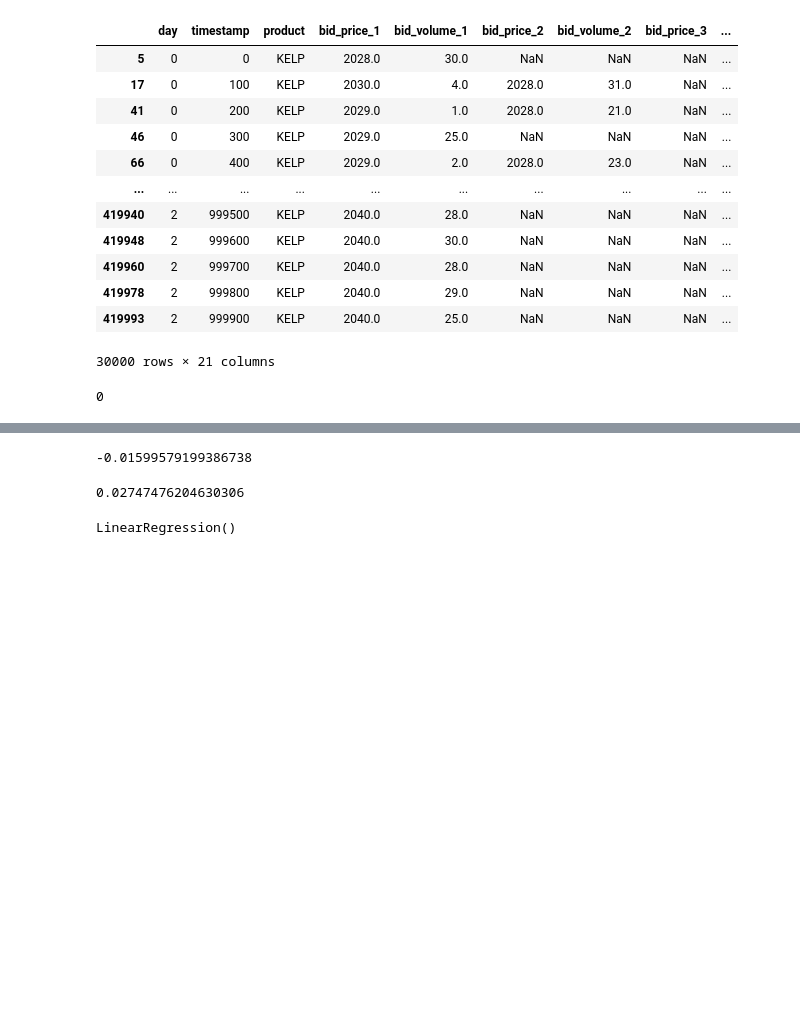
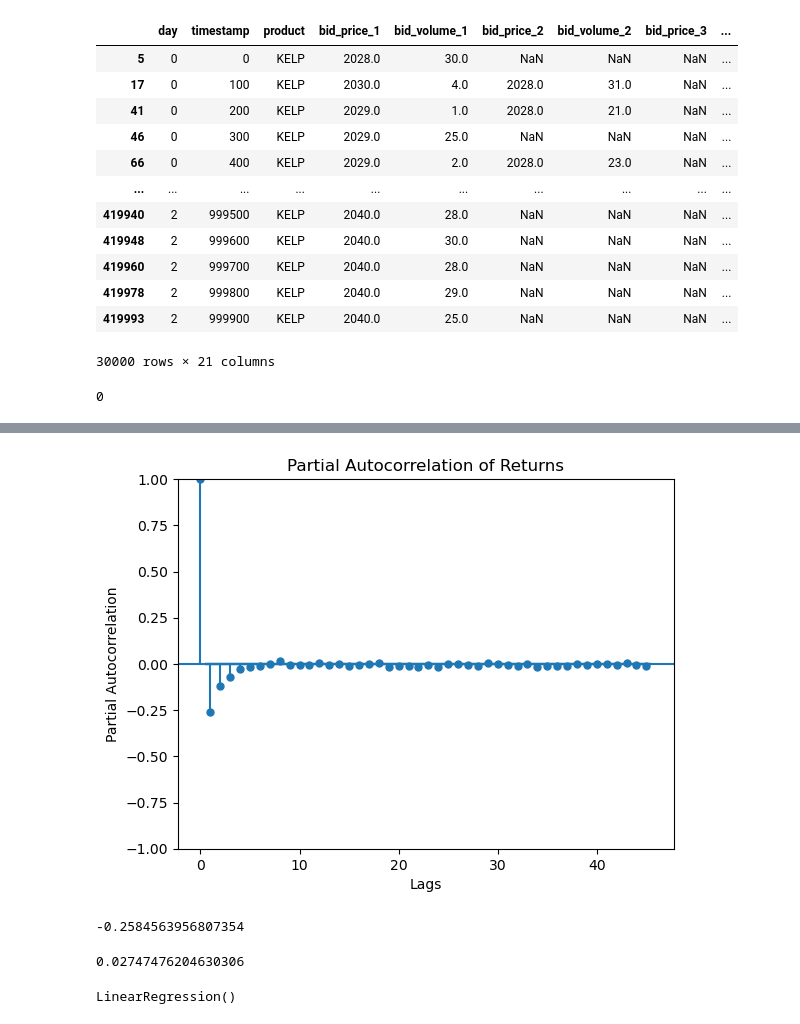
Before and after one commit to Edwin-yin/imc-prosperity-2, a Jupyter notebook: round3_new/kelp-research.ipynb, the cells around one changed output, grey strips where cells are left out. Drawn from its saved outputs; the diff is of its cells as text; code cells hidden in the pictures; blank space fills up the shorter version.

```diff
--- a/round3_new/kelp-research.ipynb
+++ b/round3_new/kelp-research.ipynb
@@ -65,10 +75,18 @@ df_kelp['rtn_lag_1'] = df_kelp['filtered_mid'].shift()
+# %%
+plot_pacf(df_kelp['rtn'].dropna())
+plt.title('Partial Autocorrelation of Returns')
+plt.xlabel('Lags')
+plt.ylabel('Partial Autocorrelation')
+plt.show()
+# %% [output]
+[figure, added]
 # %%
 df_kelp['imb'] = (df_kelp['filtered_bid_volume'] - df_kelp['filtered_ask_volume']) / (df_kelp['filtered_bid_volume'] + df_kelp['filtered_ask_volume'])
 df_kelp.loc[(df_kelp['filtered_bid_volume'] == 0) & (df_kelp['filtered_ask_volume'] == 0), 'imb'] = 0
 # %%
-df_kelp['rtn'].corr(df_kelp['rtn_lag_1'])
+df_kelp['rtn'][2:].corr(df_kelp['rtn_lag_1'][2:])
 # %% [output]
--0.01599579199386738
+-0.2584563956807354
 # %%
 df_kelp['rtn'].corr(df_kelp['imb'].shift())
 # %% [output]
```
Also changed, not shown: parts of 6 cells of this notebook, 9 other files.
